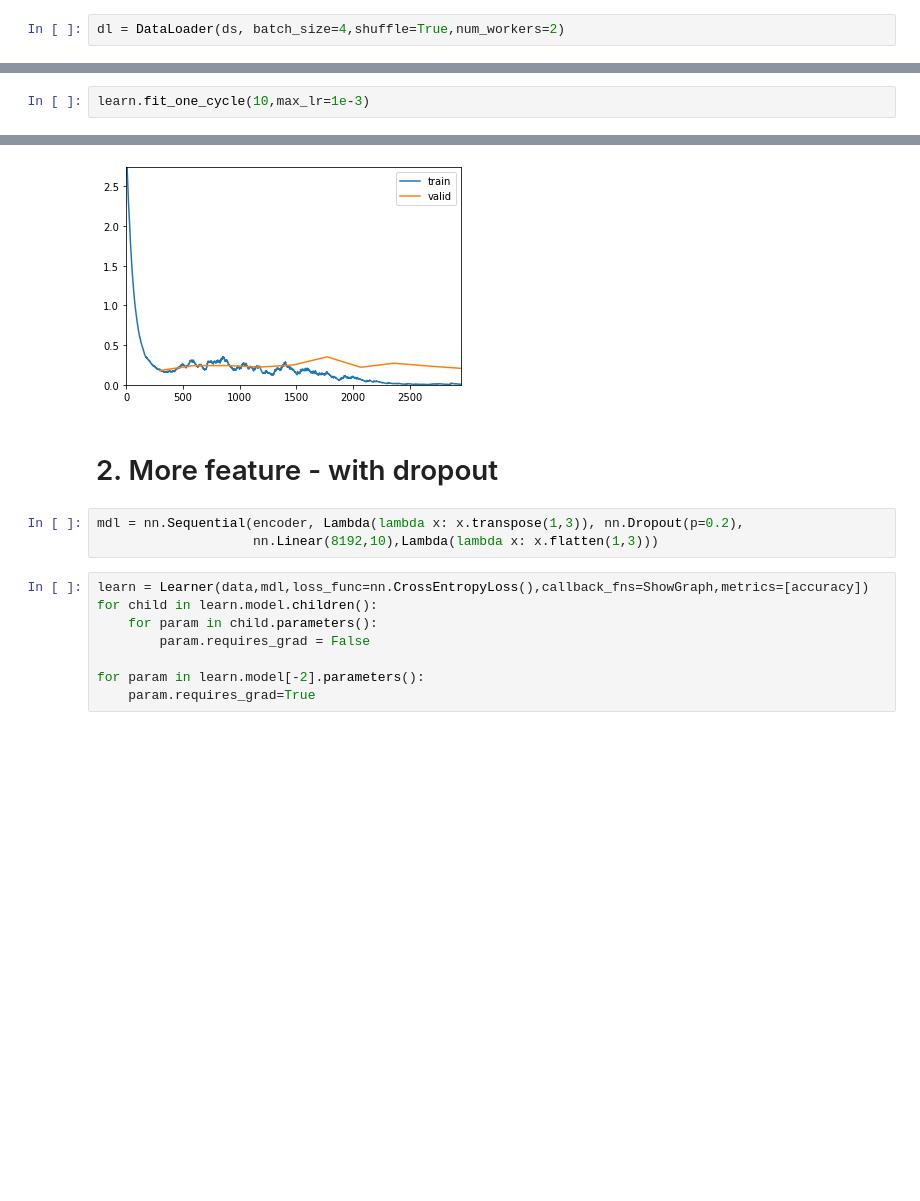
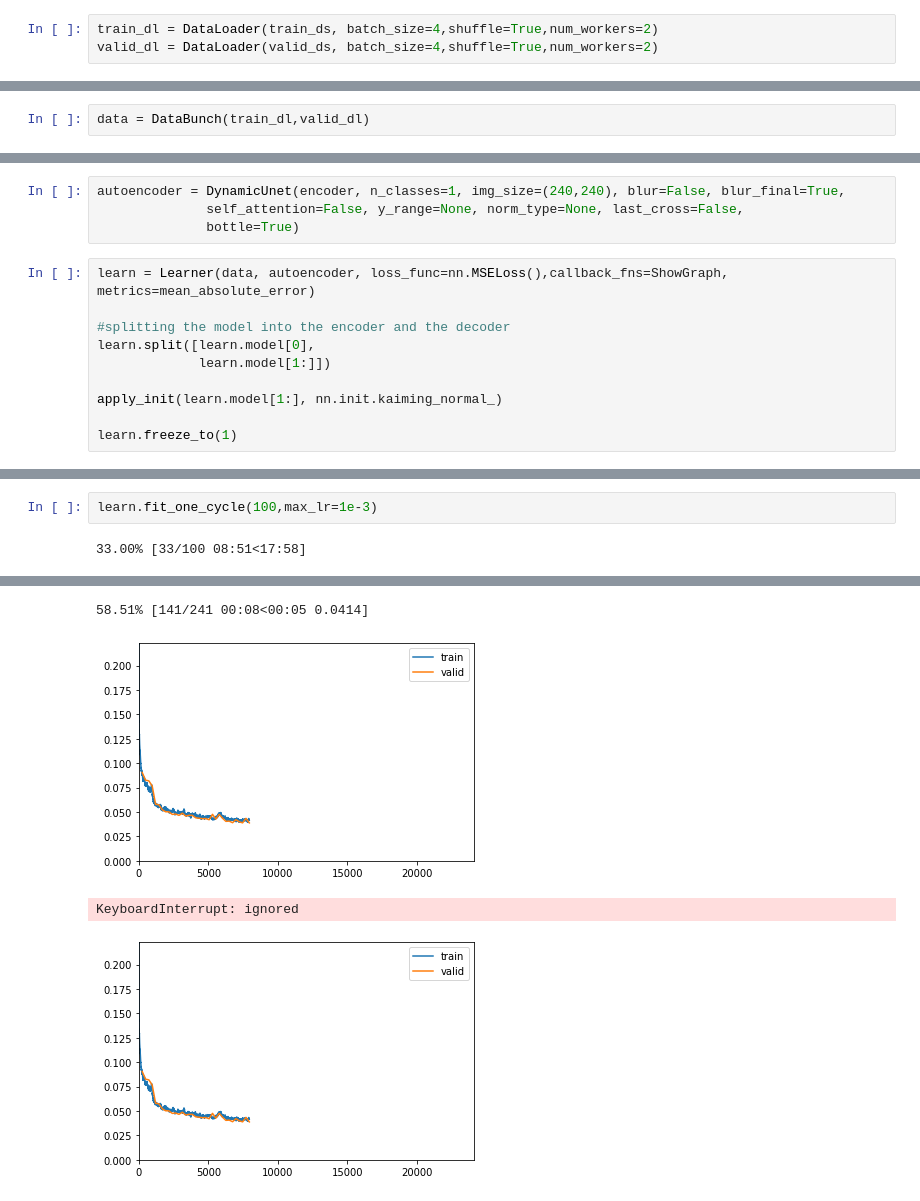
Before and after one commit to thiagodma/Pytorch_exs, a Jupyter notebook: ConvAutoEncoder/autoencoder.ipynb, the cells around one changed output, grey strips where cells are left out. Saved outputs shown, nothing was run; the diff lists cells and outputs as text; blank space fills up the shorter version.

Commit message:
using decoder without unet skips

```diff
--- a/ConvAutoEncoder/autoencoder.ipynb
+++ b/ConvAutoEncoder/autoencoder.ipynb
@@ -70,2 +93,3 @@ ds.show(0)
 # %%
-dl = DataLoader(ds, batch_size=4,shuffle=True,num_workers=2)
+train_dl = DataLoader(train_ds, batch_size=4,shuffle=True,num_workers=2)
+valid_dl = DataLoader(valid_ds, batch_size=4,shuffle=True,num_workers=2)
@@ -98,0 +96,2 @@ for param in learn.model[-2].parameters():
+# %%
+data = DataBunch(train_dl,valid_dl)
@@ -99,3 +179,17 @@ for param in learn.model[-2].parameters():
+# %%
+autoencoder = DynamicUnet(encoder, n_classes=1, img_size=(240,240), blur=False, blur_final=True,
+              self_attention=False, y_range=None, norm_type=None, last_cross=False,
+              bottle=True)
+# %%
+learn = Learner(data, autoencoder, loss_func=nn.MSELoss(),callback_fns=ShowGraph, metrics=mean_absolute_error)
+
+#splitting the model into the encoder and the decoder
+learn.split([learn.model[0],
+             learn.model[1:]])
+
+apply_init(learn.model[1:], nn.init.kaiming_normal_)
+
+learn.freeze_to(1)
 # %%
 learn.lr_find()
 learn.recorder.plot()
@@ -108,3 +202,4 @@ LR Finder is complete, type {learner_name}.recorder.plot() to see the graph.
 # %%
-learn.fit_one_cycle(10,max_lr=1e-3)
+learn.fit_one_cycle(100,max_lr=1e-3)
 # %% [output]
+33.00% [33/100 08:51<17:58]
@@ -122,14 +223,4 @@ learn.fit_one_cycle(10,max_lr=1e-3)
+58.51% [141/241 00:08<00:05 0.0414]
-[figure, old version]
+[figure, new version]
+KeyboardInterrupt: ignored
+[figure, added]
-# %% [markdown]
-# 2. More feature - with dropout
-# %%
-mdl = nn.Sequential(encoder, Lambda(lambda x: x.transpose(1,3)), nn.Dropout(p=0.2),
-                    nn.Linear(8192,10),Lambda(lambda x: x.flatten(1,3)))
-# %%
-learn = Learner(data,mdl,loss_func=nn.CrossEntropyLoss(),callback_fns=ShowGraph,metrics=[accuracy])
-for child in learn.model.children():
-    for param in child.parameters():
-        param.requires_grad = False
-
-for param in learn.model[-2].parameters():
-    param.requires_grad=True
```
Also changed, not shown: parts of 55 cells of this notebook.
